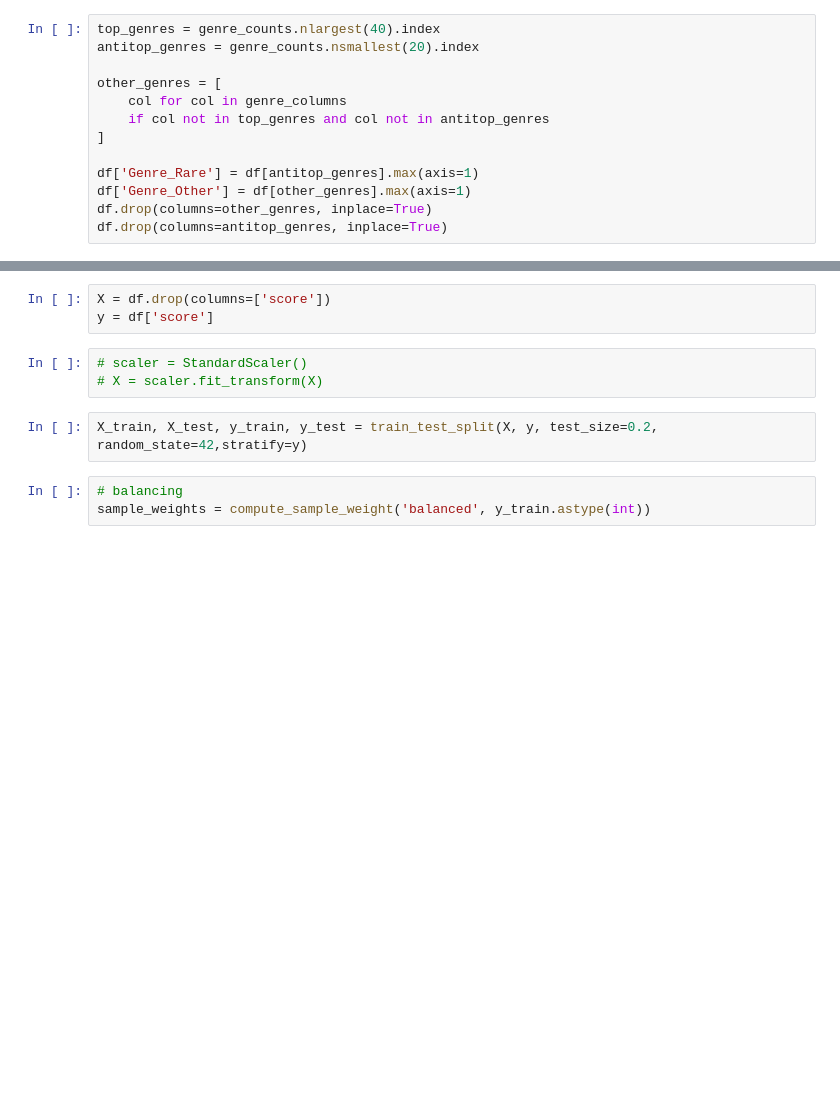
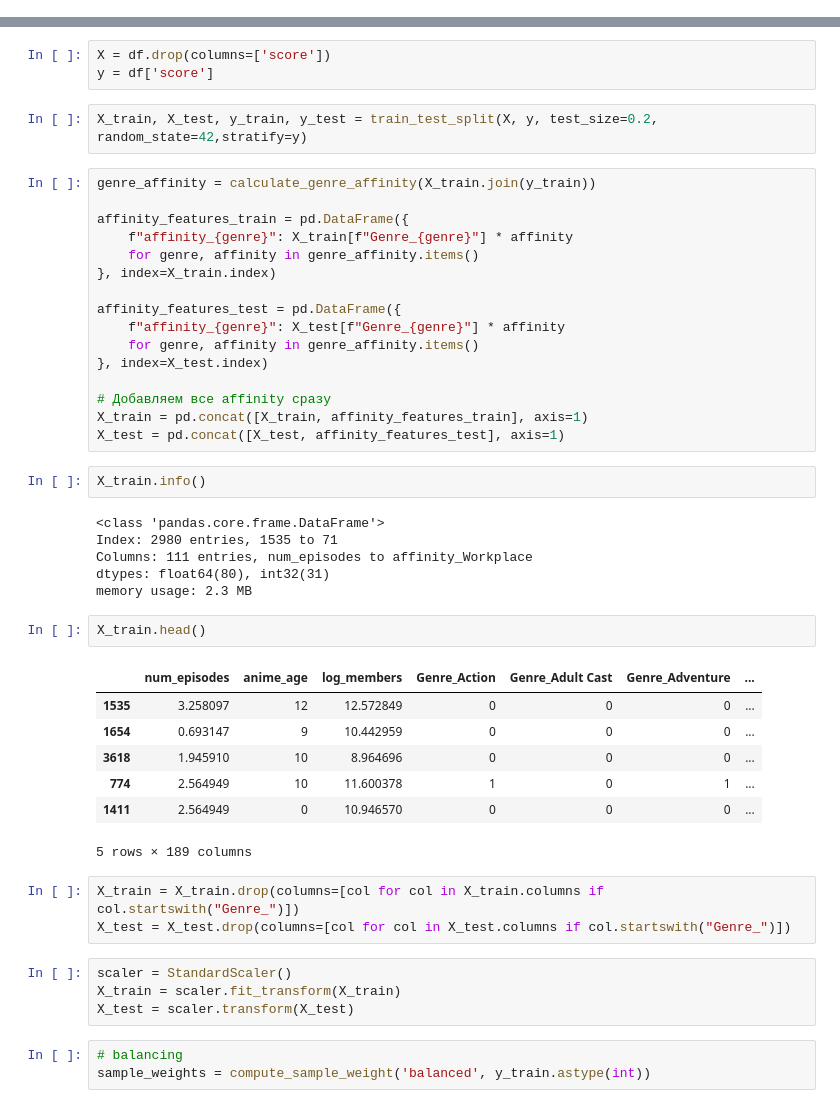
Before and after one commit to juliaddd/RatingPrediction_Project, a Jupyter notebook: Notebooks/user_model_draft.ipynb, the cells around one changed output, grey strips where cells are left out. Drawn from its saved outputs; the diff is of its cells as text; blank space fills up the shorter version.

Commit message:
Tried to use genres affinity

```diff
--- a/Notebooks/user_model_draft.ipynb
+++ b/Notebooks/user_model_draft.ipynb
@@ -225,19 +234,6 @@ Genre_Boys Love         2
 Genre_Erotica           2
 Genre_Unknown           1
 Length: 79, dtype: int64
-# %%
-top_genres = genre_counts.nlargest(40).index
-antitop_genres = genre_counts.nsmallest(20).index
-
-other_genres = [
-    col for col in genre_columns
-    if col not in top_genres and col not in antitop_genres
-]
-
-df['Genre_Rare'] = df[antitop_genres].max(axis=1)
-df['Genre_Other'] = df[other_genres].max(axis=1)
-df.drop(columns=other_genres, inplace=True)
-df.drop(columns=antitop_genres, inplace=True)
 # %%
 type_dummies = pd.get_dummies(df['type'], prefix='Type')
 df = pd.concat([df, type_dummies], axis=1)
@@ -302,11 +296,49 @@ df.drop(columns=['popularity'], inplace=True)
 # %%
 X = df.drop(columns=['score'])
 y = df['score']
-# %%
-# scaler = StandardScaler()
-# X = scaler.fit_transform(X)
 # %%
 X_train, X_test, y_train, y_test = train_test_split(X, y, test_size=0.2, random_state=42,stratify=y)
+# %%
+genre_affinity = calculate_genre_affinity(X_train.join(y_train))
+
+affinity_features_train = pd.DataFrame({
+    f"affinity_{genre}": X_train[f"Genre_{genre}"] * affinity
+    for genre, affinity in genre_affinity.items()
+}, index=X_train.index)
+
+affinity_features_test = pd.DataFrame({
+    f"affinity_{genre}": X_test[f"Genre_{genre}"] * affinity
+    for genre, affinity in genre_affinity.items()
+}, index=X_test.index)
+
+# Добавляем все affinity сразу
+X_train = pd.concat([X_train, affinity_features_train], axis=1)
+X_test = pd.concat([X_test, affinity_features_test], axis=1)
+# %%
+X_train.info()
+# %% [output]
+<class 'pandas.core.frame.DataFrame'>
+Index: 2980 entries, 1535 to 71
+Columns: 111 entries, num_episodes to affinity_Workplace
+dtypes: float64(80), int32(31)
+memory usage: 2.3 MB
+# %%
+X_train.head()
+# %% [output]
+|  | num_episodes | anime_age | log_members | Genre_Action | Genre_Adult Cast | Genre_Adventure | ... |
+| 1535 | 3.258097 | 12 | 12.572849 | 0 | 0 | 0 | ... |
+| 1654 | 0.693147 | 9 | 10.442959 | 0 | 0 | 0 | ... |
+| 3618 | 1.945910 | 10 | 8.964696 | 0 | 0 | 0 | ... |
+| 774 | 2.564949 | 10 | 11.600378 | 1 | 0 | 1 | ... |
+| 1411 | 2.564949 | 0 | 10.946570 | 0 | 0 | 0 | ... |
+5 rows × 189 columns
+# %%
+X_train = X_train.drop(columns=[col for col in X_train.columns if col.startswith("Genre_")])
+X_test = X_test.drop(columns=[col for col in X_test.columns if col.startswith("Genre_")])
+# %%
+scaler = StandardScaler()
+X_train = scaler.fit_transform(X_train)
+X_test = scaler.transform(X_test)
 # %%
 # balancing
 sample_weights = compute_sample_weight('balanced', y_train.astype(int))
```
Also changed, not shown: parts of 13 cells of this notebook, 6 other files.
